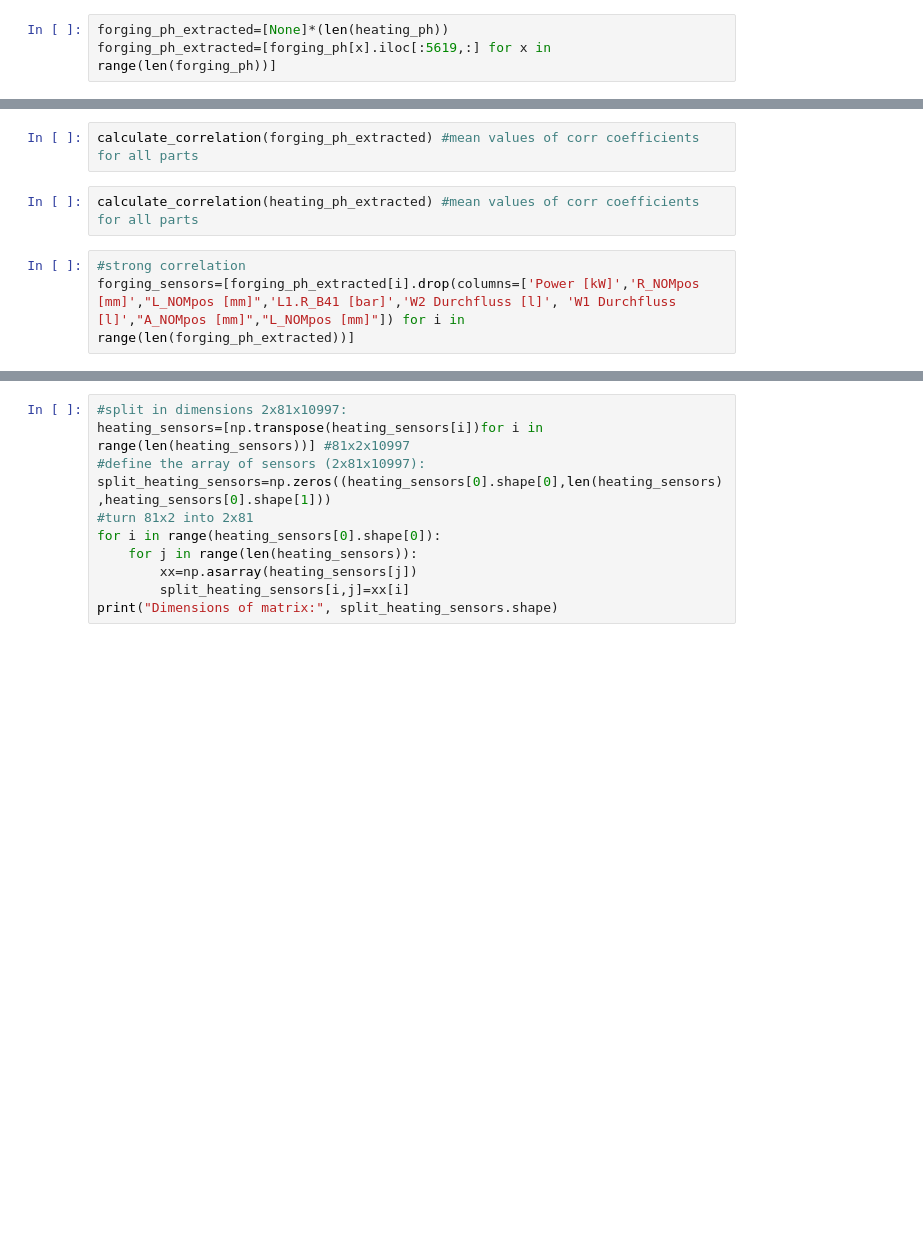
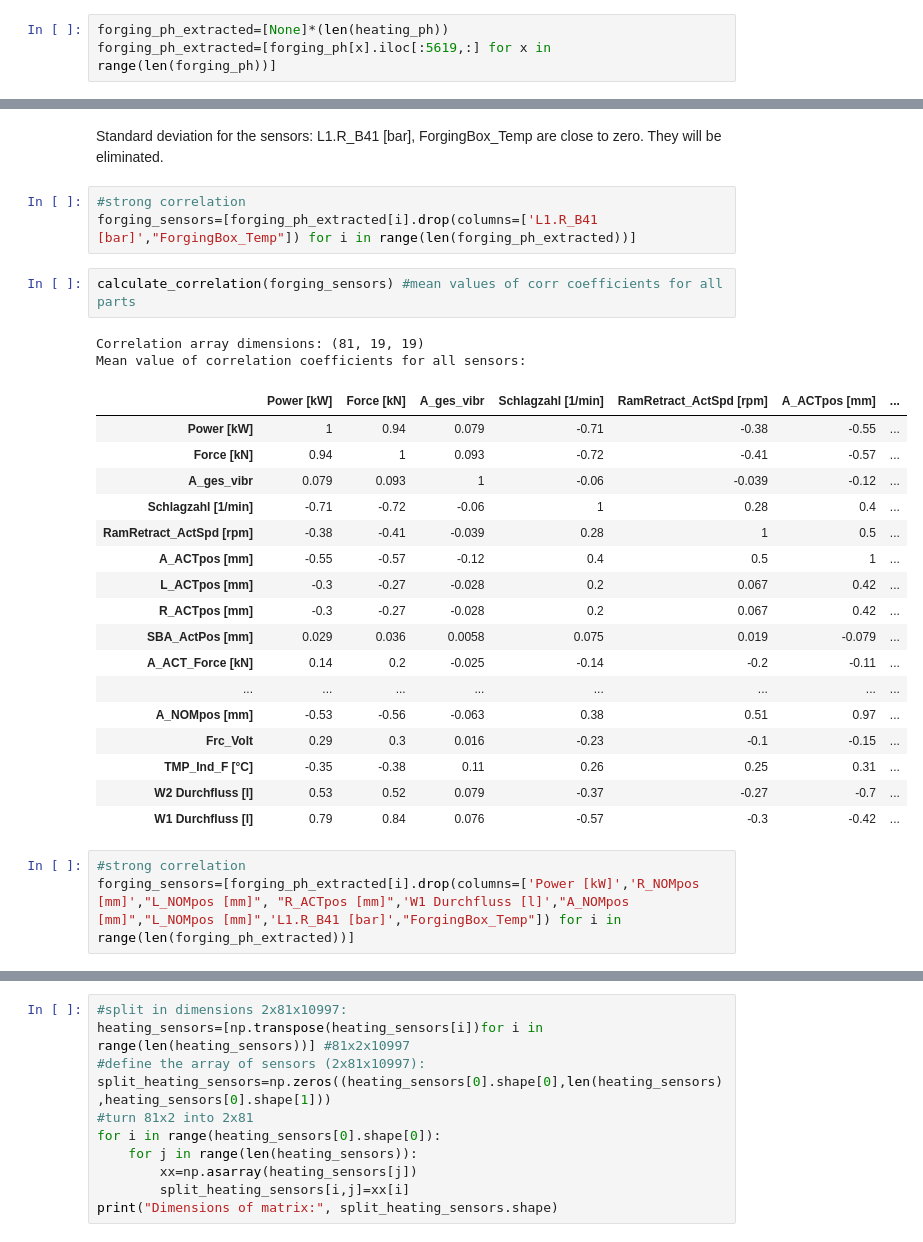
Before and after one commit to ehlimana/Strath_visualization, a Jupyter notebook: Untitled.ipynb, the cells around one changed output, grey strips where cells are left out. Cells and saved outputs as stored; diff of their text form; blank space fills up the shorter version.

```diff
--- a/Untitled.ipynb
+++ b/Untitled.ipynb
@@ -163,9 +302,32 @@ df_summary(forging_ph_extracted[0])
+# %% [markdown]
+Standard deviation for the sensors: L1.R_B41 [bar], ForgingBox_Temp are close to zero. They will be eliminated.
+# %%
+#strong correlation
+forging_sensors=[forging_ph_extracted[i].drop(columns=['L1.R_B41 [bar]',"ForgingBox_Temp"]) for i in range(len(forging_ph_extracted))]
 # %%
-calculate_correlation(forging_ph_extracted) #mean values of corr coefficients for all parts
+calculate_correlation(forging_sensors) #mean values of corr coefficients for all parts
+# %% [output]
+Correlation array dimensions: (81, 19, 19)
+Mean value of correlation coefficients for all sensors:
+|  | Power [kW] | Force [kN] | A_ges_vibr | Schlagzahl [1/min] | RamRetract_ActSpd [rpm] | A_ACTpos [mm] | ... |
+| Power [kW] | 1 | 0.94 | 0.079 | -0.71 | -0.38 | -0.55 | ... |
+| Force [kN] | 0.94 | 1 | 0.093 | -0.72 | -0.41 | -0.57 | ... |
+| A_ges_vibr | 0.079 | 0.093 | 1 | -0.06 | -0.039 | -0.12 | ... |
+| Schlagzahl [1/min] | -0.71 | -0.72 | -0.06 | 1 | 0.28 | 0.4 | ... |
+| RamRetract_ActSpd [rpm] | -0.38 | -0.41 | -0.039 | 0.28 | 1 | 0.5 | ... |
+| A_ACTpos [mm] | -0.55 | -0.57 | -0.12 | 0.4 | 0.5 | 1 | ... |
+| L_ACTpos [mm] | -0.3 | -0.27 | -0.028 | 0.2 | 0.067 | 0.42 | ... |
+| R_ACTpos [mm] | -0.3 | -0.27 | -0.028 | 0.2 | 0.067 | 0.42 | ... |
+| SBA_ActPos [mm] | 0.029 | 0.036 | 0.0058 | 0.075 | 0.019 | -0.079 | ... |
+| A_ACT_Force [kN] | 0.14 | 0.2 | -0.025 | -0.14 | -0.2 | -0.11 | ... |
+| ... | ... | ... | ... | ... | ... | ... | ... |
+| A_NOMpos [mm] | -0.53 | -0.56 | -0.063 | 0.38 | 0.51 | 0.97 | ... |
+| Frc_Volt | 0.29 | 0.3 | 0.016 | -0.23 | -0.1 | -0.15 | ... |
+| TMP_Ind_F [°C] | -0.35 | -0.38 | 0.11 | 0.26 | 0.25 | 0.31 | ... |
+| W2 Durchfluss [l] | 0.53 | 0.52 | 0.079 | -0.37 | -0.27 | -0.7 | ... |
+| W1 Durchfluss [l] | 0.79 | 0.84 | 0.076 | -0.57 | -0.3 | -0.42 | ... |
-# %%
-calculate_correlation(heating_ph_extracted) #mean values of corr coefficients for all parts
 # %%
 #strong correlation
-forging_sensors=[forging_ph_extracted[i].drop(columns=['Power [kW]','R_NOMpos [mm]',"L_NOMpos [mm]",'L1.R_B41 [bar]','W2 Durchfluss [l]', 'W1 Durchfluss [l]',"A_NOMpos [mm]","L_NOMpos [mm]"]) for i in range(len(forging_ph_extracted))]
+forging_sensors=[forging_ph_extracted[i].drop(columns=['Power [kW]','R_NOMpos [mm]',"L_NOMpos [mm]", "R_ACTpos [mm]",'W1 Durchfluss [l]',"A_NOMpos [mm]","L_NOMpos [mm]",'L1.R_B41 [bar]',"ForgingBox_Temp"]) for i in range(len(forging_ph_extracted))]
 # %%
 calculate_correlation(forging_sensors)
```
Also changed, not shown: parts of 37 cells of this notebook.
